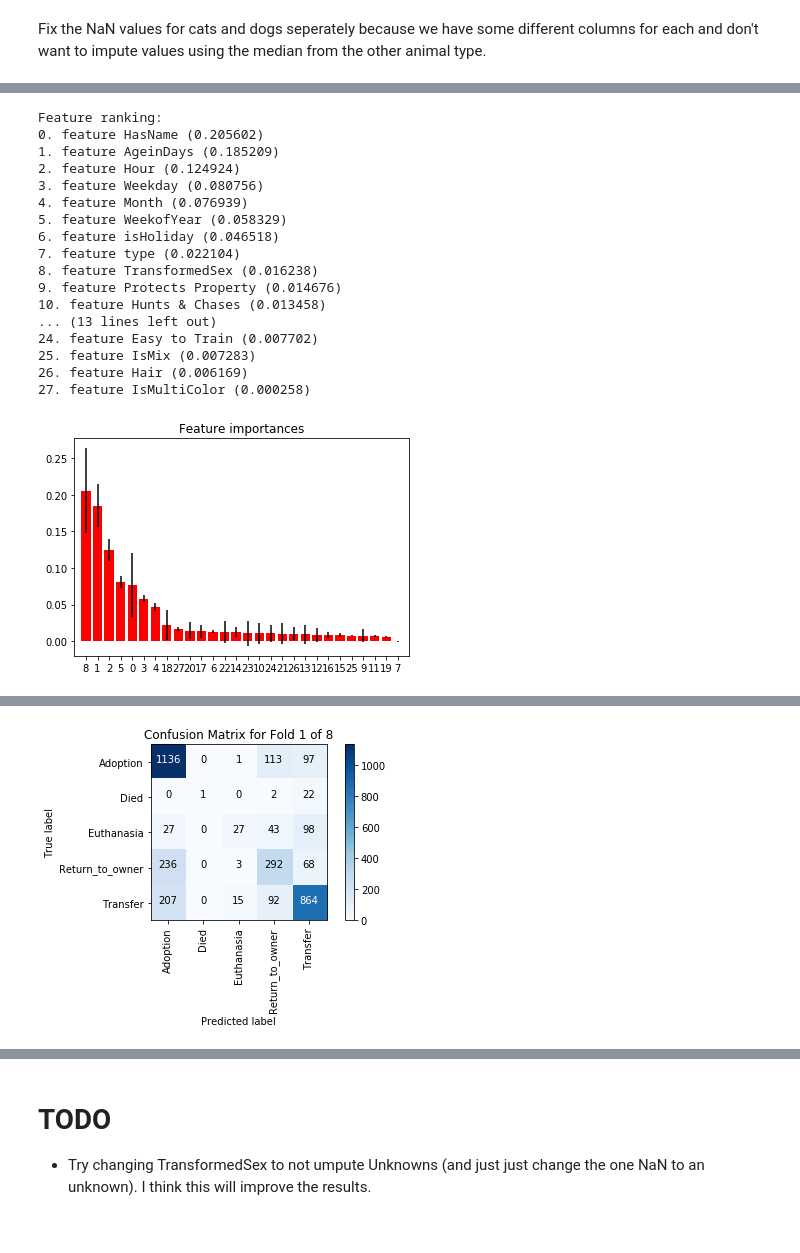
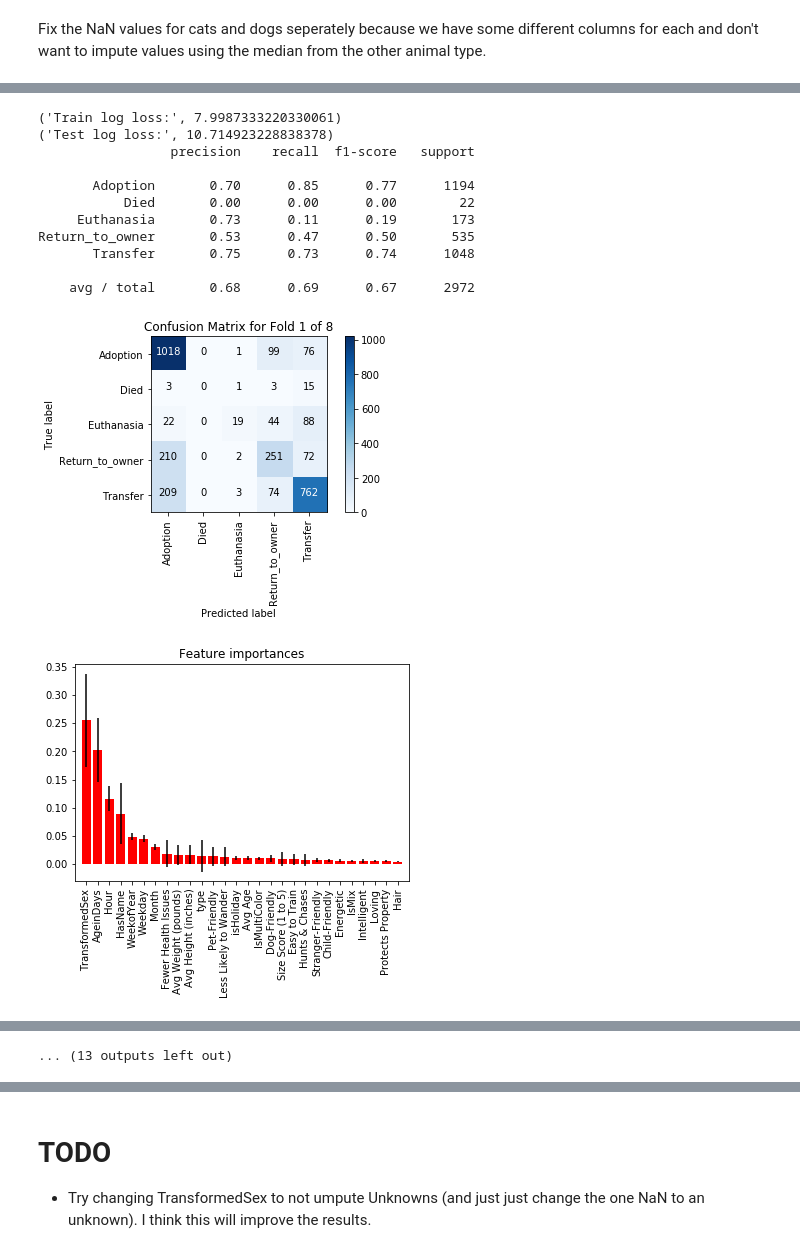
Before and after one commit to mspinelli/animal_shelter, a Jupyter notebook: RandomForest.ipynb, the cells around one changed output, grey strips where cells are left out. Saved outputs shown, nothing was run; the diff lists cells and outputs as text; code cells hidden in the pictures.

```diff
--- a/RandomForest.ipynb
+++ b/RandomForest.ipynb
@@ -65,4 +29,0 @@ dtype: bool
-# %%
-imputer = Imputer(strategy='median')
-cats.iloc[:, 10:26] = -1
-dogs.Hair = -1
@@ -99,11 +52,11 @@ dtype: bool
 # %%
-def run_skf(data, n_splits=10):
+def run_skf(data, n_splits):
     skf = StratifiedKFold(n_splits, random_state=8, shuffle=True)
     t = data.OutcomeType
     train, test = [], []
     for train_index, validate_index in skf.split(np.zeros(len(t)), t):
-        train.append(data.loc[train_index])
-        test.append(data.loc[validate_index])
+        train.append(data.iloc[train_index])
+        test.append(data.iloc[validate_index])
     return train, test
 # %%
 def visualize_folds(data, train, test):
@@ -157,0 +83,6 @@ Test samples per fold:
+# %%
+data, validate = train_test_split(animals, test_size=1./(n_splits+1), random_state=8)
+print 'Number of samples before splitting: {}'.format(len(animals))
+print 'Number of validation samples: {}'.format(len(validate))
+train, test = run_skf(data, n_splits=n_splits)
+visualize_folds(data, train, test)
@@ -220,61 +195,35 @@ def run_forest_run(n_estimators, max_depth, avg_log_loss_train, avg_log_loss_tes
     avg_log_loss_train += log_loss_train
     avg_log_loss_test += log_loss_test
 
-    # Print the feature ranking
-    importances = clf.feature_importances_
-    std = np.std([tree.feature_importances_ for tree in clf.estimators_],
-                 axis=0)
-    indices = np.argsort(importances)[::-1]
-    print("Feature ranking:")
-
-    X = train[i].iloc[:,1:-1]
-    for f in range(X.shape[1]):
-        print("%d. feature %s (%f)" % (f, X.columns[f], importances[indices[f]]))
-
-    # Plot the feature importances of the forest
-    plt.figure()
-    plt.title("Feature importances")
-    plt.bar(range(X.shape[1]), importances[indices],
-           color="r", yerr=std[indices], align="center")
-    plt.xticks(range(X.shape[1]), indices)
-    plt.xlim([-1, X.shape[1]])
-    plt.show()
-
-    return pred_train, pred_test, log_loss_train, log_loss_test, avg_log_loss_test, avg_log_loss_train
+    return clf, pred_train, pred_test, log_loss_train, log_loss_test, avg_log_loss_test, avg_log_loss_train
 # %%
 target_names = sort(animals.OutcomeType.unique())
 avg_log_loss_train = 0
 avg_log_loss_test = 0
 
 for i in range(n_splits):
-    (pred_train, pred_test,
+    (clf, pred_train, pred_test,
      log_loss_train, log_loss_test,
      avg_log_loss_test,
-     avg_log_loss_train) = run_forest_run(25, 15, avg_log_loss_train, avg_log_loss_test,
+     avg_log_loss_train) = run_forest_run(50, 12, avg_log_loss_train, avg_log_loss_test,
                                           test, train, target_names, i)
-    plot_results(log_loss_train, log_loss_test, test, train, pred_test, target_names, i)
-    break
+    plot_results(clf, log_loss_train, log_loss_test, test, train, pred_test, target_names, i)
 
 avg_log_loss_train /= n_splits
 avg_log_loss_test /= n_splits
 print('Avg. train log loss:', avg_log_loss_train)
 print('Avg. test log loss:', avg_log_loss_test)
 # %% [output]
-Feature ranking:
-0. feature HasName (0.205602)
-1. feature AgeinDays (0.185209)
-2. feature Hour (0.124924)
-3. feature Weekday (0.080756)
-4. feature Month (0.076939)
-5. feature WeekofYear (0.058329)
-6. feature isHoliday (0.046518)
-7. feature type (0.022104)
-8. feature TransformedSex (0.016238)
-9. feature Protects Property (0.014676)
-10. feature Hunts & Chases (0.013458)
-... (13 lines left out)
-24. feature Easy to Train (0.007702)
-25. feature IsMix (0.007283)
-26. feature Hair (0.006169)
-27. feature IsMultiColor (0.000258)
+('Train log loss:', 7.9987333220330061)
+('Test log loss:', 10.714923228838378)
+                 precision    recall  f1-score   support
+
+       Adoption       0.70      0.85      0.77      1194
+           Died       0.00      0.00      0.00        22
+     Euthanasia       0.73      0.11      0.19       173
+Return_to_owner       0.53      0.47      0.50       535
+       Transfer       0.75      0.73      0.74      1048
+
+    avg / total       0.68      0.69      0.67      2972
-[figure, old version]
+[figure, new version]
+[figure, new version]
@@ -295 +240,0 @@ Return_to_owner       0.54      0.49      0.51       599
-[figure, old version]
@@ -296,3 +269,4 @@ Return_to_owner       0.54      0.49      0.51       599
+... (13 outputs left out)
 # %%
 from multiprocessing import Pool
 
```
Also changed, not shown: parts of 13 cells of this notebook.
